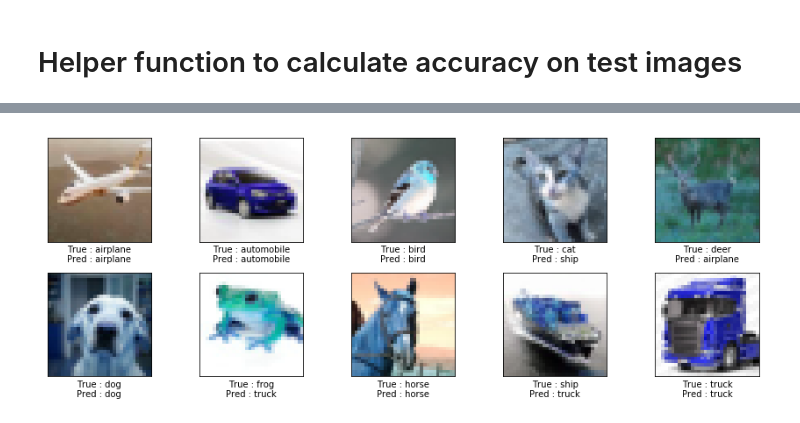
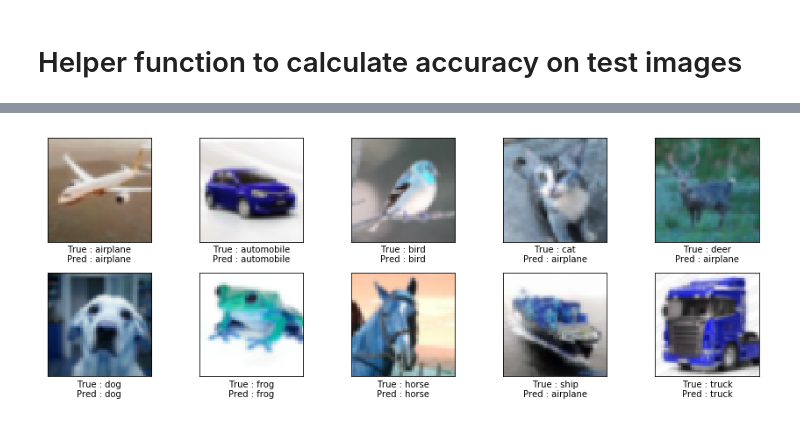
Before and after one commit to Prateekj2903/Cifar10-CNN, a Jupyter notebook: Cifar10.ipynb, the cells around one changed output, grey strips where cells are left out. Drawn from its saved outputs; the diff is of its cells as text; code cells hidden in the pictures.

Commit message:
Pre-trained model weights used

```diff
--- a/Cifar10.ipynb
+++ b/Cifar10.ipynb
@@ -30,0 +35,3 @@ print(labels)
+# %%
+train_data_reshaped = Load_Data.load_train_data(resize=True, resize_to=(48, 48))          #returns a dictionary with xtrain and ytrain as keys
+test_data_reshaped = Load_Data.load_test_data(resize=True, resize_to=(48, 48))            #returns a dictionary with xtest and ytest as keys
@@ -158,23 +198,32 @@ def train_network(train_data, test_data, epochs, verbose, show_summary, initial_
 # %% [markdown]
 # Helper function to check if model already exists
 # %%
-def is_model_saved():
+def is_model_saved(pre_trained):
     print("Trying to restore saved model")
+    if pre_trained:
+        return os.path.exists(save_path+'using_pre_trained_weights.h5')
     return os.path.exists(save_path+str(len(os.listdir(save_dir)))+'.h5')
 # %%
-def cnn_model(train_data, test_data, epochs, initial_epoch=0, verbose=1, show_summary=True, show_accuracy=False):
-    model_saved=is_model_saved()
+def cnn_model(train_data, test_data, epochs, pre_trained=False, initial_epoch=0, verbose=1, show_summary=True, show_accuracy=False):
+    model_saved=is_model_saved(pre_trained)
     if initial_epoch != 0 and model_saved:
         print("Previous Model Restored")
-        model = load_model(save_path+str(len(os.listdir(save_dir)))+'.h5')
+        if pre_trained:
+            model = load_model(save_path+'using_pre_trained_weights.h5')
+        else:
+            model = load_model(save_path+str(len(os.listdir(save_dir)))+'.h5')
         print("Loss and Accuracy till now")
         loss_and_accuracy(model, test_data)
         print("--------------------------------------------\n")
-        model = train_network(train_data, test_data, epochs, verbose, show_summary, initial_epoch, model)
+        model = train_network(train_data, test_data, epochs, verbose, show_summary, pre_trained, initial_epoch, model)
 
     elif model_saved:
         print("Model Restored\n\n")
-        model = load_model(save_path+str(len(os.listdir(save_dir)))+'.h5')
+        if pre_trained:
+            model = load_model(save_path+'using_pre_trained_weights.h5')
+        else:
+            model = load_model(save_path+str(len(os.listdir(save_dir)))+'.h5')
+
         if show_summary:
             print("Model Summary")
             model.summary()
@@ -183,13 +232,16 @@ def cnn_model(train_data, test_data, epochs, initial_epoch=0, verbose=1, show_su
         print("Unable to restore model\n\n")
         print("--------------------------------------------\n")
         print("Creating and training new CNN Model\n")
-        model = train_network(train_data, test_data, epochs, verbose, show_summary, initial_epoch)
+        model = train_network(train_data, test_data, epochs, verbose, show_summary, pre_trained, initial_epoch)
 
     if not os.path.exists(save_dir):
         os.makedirs(save_dir)
     print("\n\n--------------------------------------------\n")
     print("Saving trained Model")
-    model.save(save_path+str(len(os.listdir(save_dir))+1)+'.h5')
+    if pre_trained:
+        model.save(save_path+'using_pre_trained_weights.h5')
+    else:
+        model.save(save_path+str(len(os.listdir(save_dir))+1)+'.h5')
     print("Model Saved")
 
     if show_accuracy:
@@ -301,0 +378,3 @@ Incorrect Prediction Examples
+# %%
+epochs = 15
+model_pre_trained=cnn_model(train_data_reshaped, test_data_reshaped, epochs=epochs, pre_trained=True)
@@ -304,28 +430,31 @@ import cv2
 # %%
 example_images_path = 'example_images'
 files = os.listdir(example_images_path)
 
 fig, axes = plt.subplots(2, 5, figsize=(15, 5))
 axes = axes.flat
 fig.subplots_adjust(hspace = 0.3)
 
 for i, ax in enumerate(axes):
     img = cv2.imread(example_images_path + '/' + files[i])
     img = cv2.pyrDown(img)
-    img = cv2.resize(img,(32, 32), interpolation = cv2.INTER_CUBIC)
+    img = cv2.resize(img,(48, 48), interpolation = cv2.INTER_LINEAR)
 
 #     img = cv2.resize(img, (32, 32))
 
     #Predicting the class
-    pred = predict_classes(model, img.reshape(1, 32, 32, 3))
-    pred_label = labels[pred[0]].decode('utf-8')
+#     pred = predict_classes(model_pre_trained, img.reshape(1, 48, 48, 3))
+    pred = model_pre_trained.predict(img.reshape(1, 48, 48, 3), verbose=0)
+    pred = np.argmax(pred)
+#     print(pred)
+    pred_label = labels[pred].decode('utf-8')
     act_label = os.path.splitext(files[i])[0]
     ax.imshow(img)
 
     ax.set_xticks([])
     ax.set_yticks([])
 
     msg = 'True : {}\nPred : {}'.format(act_label, pred_label)
     ax.set_xlabel(msg)
 # %% [output]
-[figure, old version]
+[figure, new version]
```
Also changed, not shown: parts of 19 cells of this notebook.
